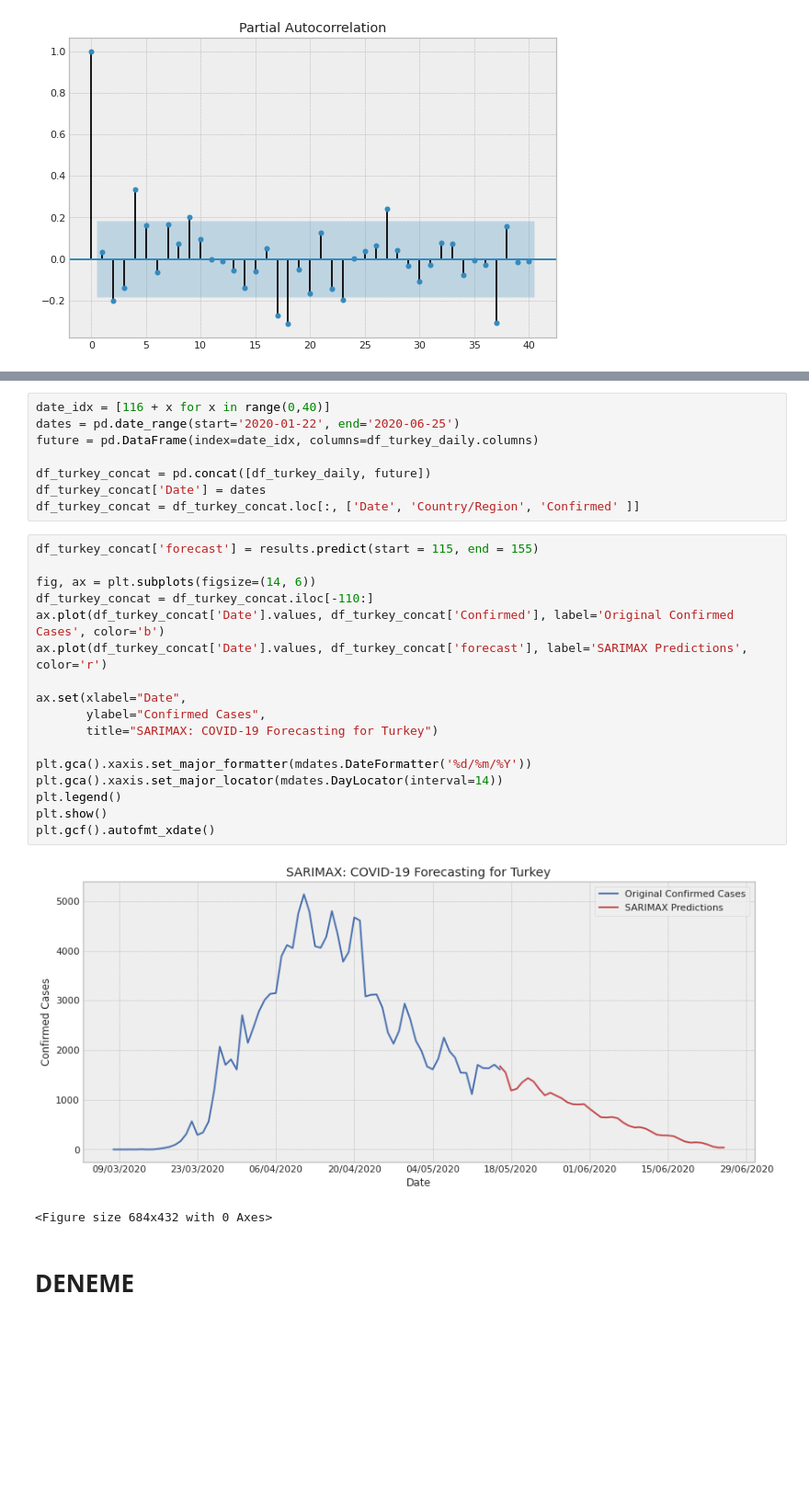
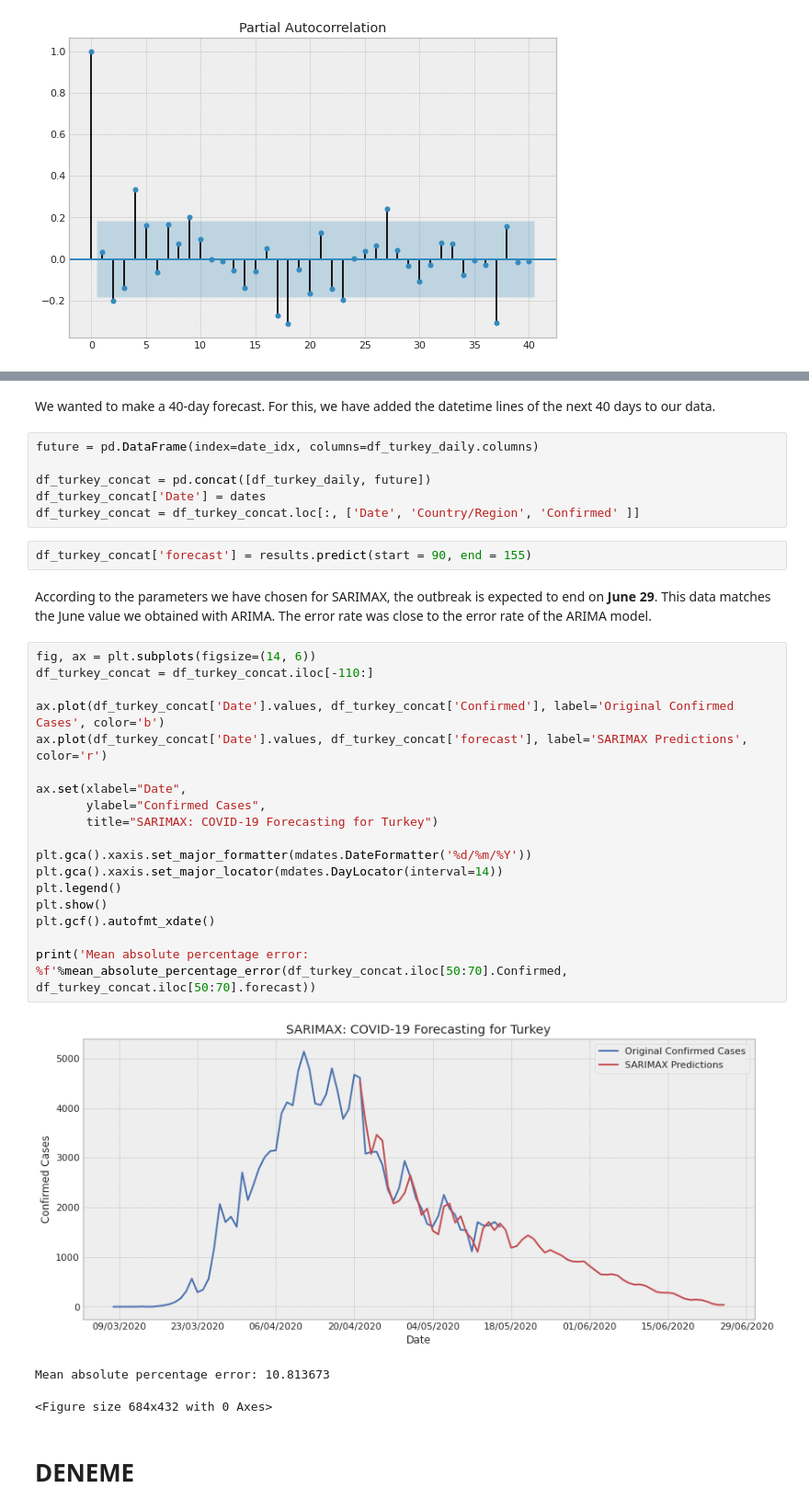
Before and after one commit to bubabi/covid-19-forecasting, a Jupyter notebook: ARIMA_SARIMAX.ipynb, the cells around one changed output, grey strips where cells are left out. Shown at 92% size. Cells and saved outputs as stored; diff of their text form; blank space fills up the shorter version.

Commit message:
SIR, ARIMA, SARIMAX

```diff
--- a/ARIMA_SARIMAX.ipynb
+++ b/ARIMA_SARIMAX.ipynb
@@ -429,34 +753,40 @@ Covariance Type:                  opg
 
 Warnings:
 [1] Covariance matrix calculated using the outer product of gradients (complex-step).
+# %% [markdown]
+We wanted to make a 40-day forecast. For this, we have added the datetime lines of the next 40 days to our data.
 # %%
-date_idx = [116 + x for x in range(0,40)]
-dates = pd.date_range(start='2020-01-22', end='2020-06-25')
 future = pd.DataFrame(index=date_idx, columns=df_turkey_daily.columns)
 
 df_turkey_concat = pd.concat([df_turkey_daily, future])
 df_turkey_concat['Date'] = dates
 df_turkey_concat = df_turkey_concat.loc[:, ['Date', 'Country/Region', 'Confirmed' ]]
+# %%
+df_turkey_concat['forecast'] = results.predict(start = 90, end = 155)
+# %% [markdown]
+According to the parameters we have chosen for SARIMAX, the outbreak is expected to end on **June 29**. This data matches the June value we obtained with ARIMA. The error rate was close to the error rate of the ARIMA model.
 # %%
-df_turkey_concat['forecast'] = results.predict(start = 115, end = 155)
-
 fig, ax = plt.subplots(figsize=(14, 6))
 df_turkey_concat = df_turkey_concat.iloc[-110:]
+
 ax.plot(df_turkey_concat['Date'].values, df_turkey_concat['Confirmed'], label='Original Confirmed Cases', color='b')
 ax.plot(df_turkey_concat['Date'].values, df_turkey_concat['forecast'], label='SARIMAX Predictions', color='r')
 
 ax.set(xlabel="Date",
        ylabel="Confirmed Cases",
        title="SARIMAX: COVID-19 Forecasting for Turkey")
 
 plt.gca().xaxis.set_major_formatter(mdates.DateFormatter('%d/%m/%Y'))
 plt.gca().xaxis.set_major_locator(mdates.DayLocator(interval=14))
 plt.legend()
 plt.show()
 plt.gcf().autofmt_xdate()
+
+print('Mean absolute percentage error: %f'%mean_absolute_percentage_error(df_turkey_concat.iloc[50:70].Confirmed, df_turkey_concat.iloc[50:70].forecast))
 # %% [output]
-[figure, old version]
+[figure, new version]
-<Figure size 684x432 with 0 Axes>
+Mean absolute percentage error: 10.813673
+<Figure size 684x432 with 0 Axes>
 # %% [markdown]
 # DENEME
 # %% [markdown]
```
Also changed, not shown: parts of 56 cells of this notebook.
